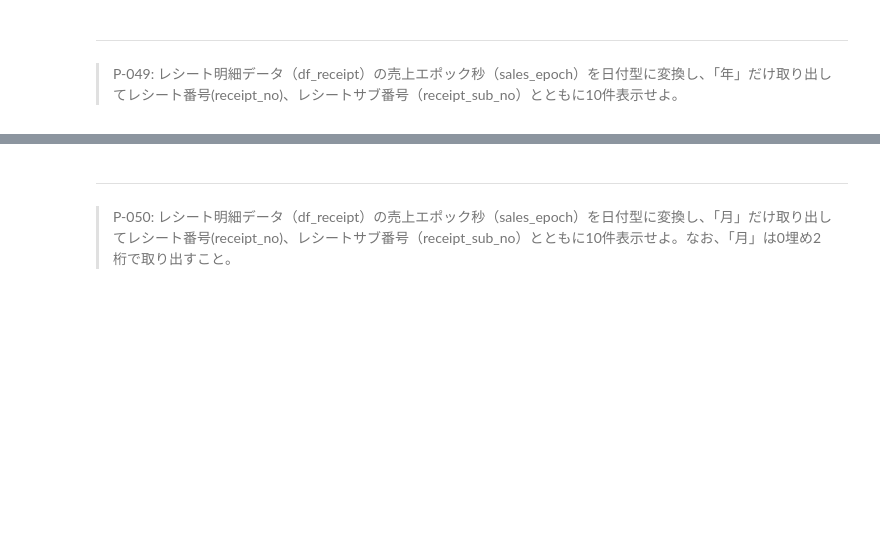
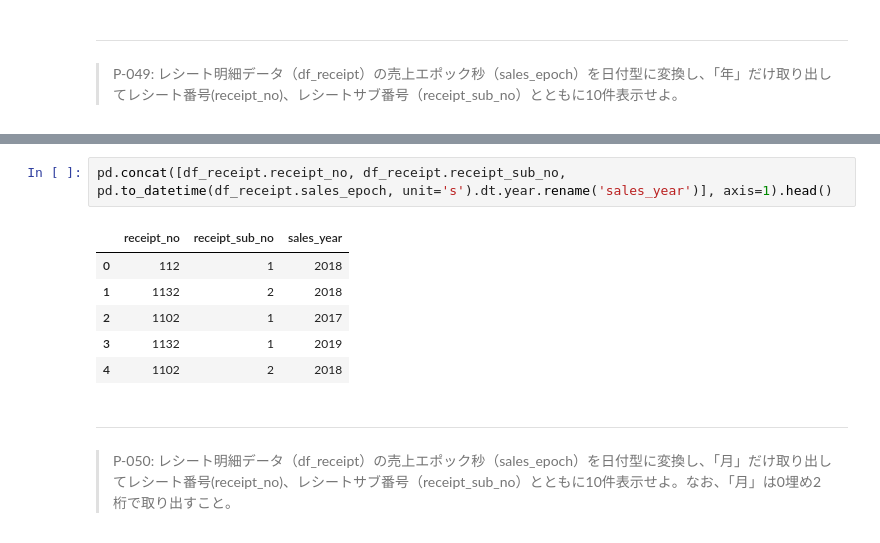
Before and after one commit to libra20/100knocks2, a Jupyter notebook: docker/work/preprocess_knock_Python.ipynb, the cells around one changed output, grey strips where cells are left out. Drawn from its saved outputs; the diff is of its cells as text; blank space fills up the shorter version.

```diff
--- a/docker/work/preprocess_knock_Python.ipynb
+++ b/docker/work/preprocess_knock_Python.ipynb
@@ -964,3 +982,12 @@ pd.concat([df_receipt.receipt_no, df_receipt.receipt_sub_no, pd.to_datetime(df_r
+# %%
+pd.concat([df_receipt.receipt_no, df_receipt.receipt_sub_no, pd.to_datetime(df_receipt.sales_epoch, unit='s').dt.year.rename('sales_year')], axis=1).head()
+# %% [output]
+|  | receipt_no | receipt_sub_no | sales_year |
+| 0 | 112 | 1 | 2018 |
+| 1 | 1132 | 2 | 2018 |
+| 2 | 1102 | 1 | 2017 |
+| 3 | 1132 | 1 | 2019 |
+| 4 | 1102 | 2 | 2018 |
 # %% [markdown]
 ---
 > P-050: レシート明細データ（df_receipt）の売上エポック秒（sales_epoch）を日付型に変換し、「月」だけ取り出してレシート番号(receipt_no)、レシートサブ番号（receipt_sub_no）とともに10件表示せよ。なお、「月」は0埋め2桁で取り出すこと。
```
Also changed, not shown: parts of 2 cells of this notebook.
